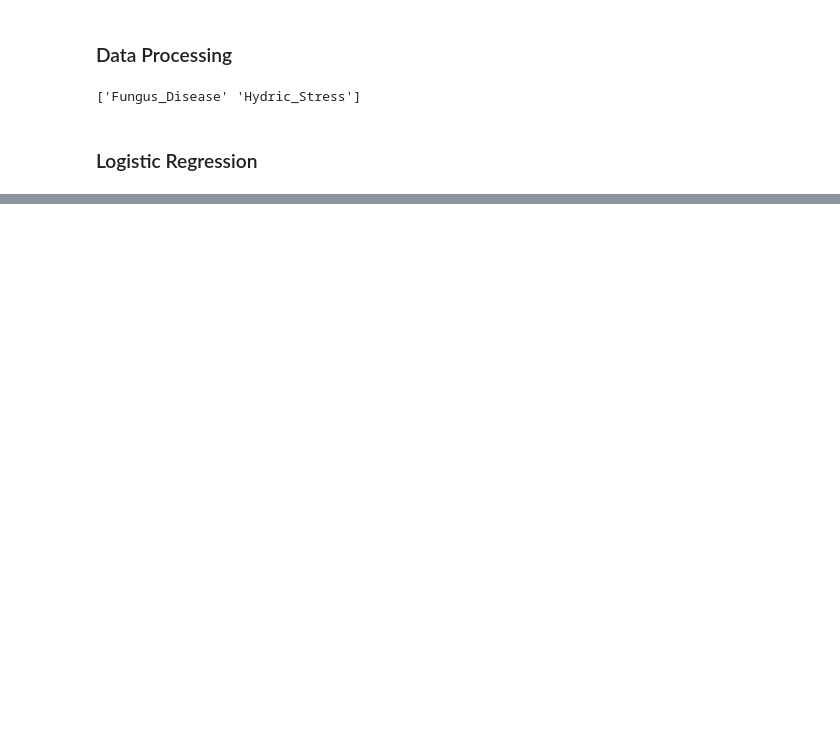
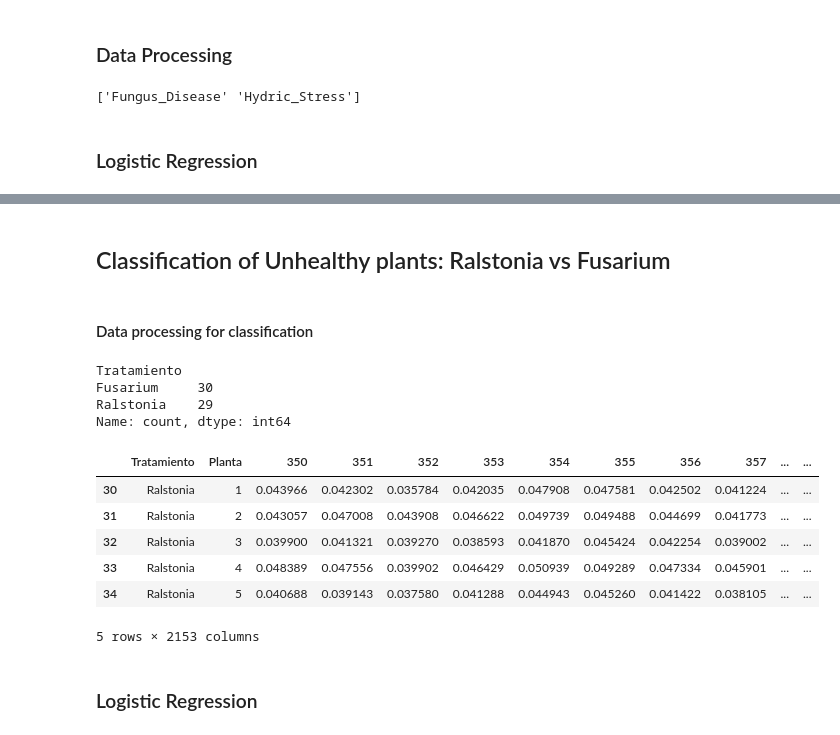
Before and after one commit to RicardoLoperaV/DiPreSi, a Jupyter notebook: Modelos De Clasificacion Binaria/Clasification By sheet/df0_Classification.ipynb, the cells around one changed output, grey strips where cells are left out. Drawn from its saved outputs; the diff is of its cells as text; code cells hidden in the pictures; blank space fills up the shorter version.

```diff
--- a/Modelos De Clasificacion Binaria/Clasification By sheet/df0_Classification.ipynb
+++ b/Modelos De Clasificacion Binaria/Clasification By sheet/df0_Classification.ipynb
@@ -271,0 +378,25 @@ print("Best Model Classification Report:\n", classification_report(y_test, y_pre
+# %% [markdown]
+## Classification of Unhealthy plants: Ralstonia vs Fusarium
+# %% [markdown]
+#### Data processing for classification
+# %%
+
+df_DiseaseType = df0.copy()
+
+# Lets filter only unhealthy plants
+df_DiseaseType = df_DiseaseType[(df_DiseaseType['Tratamiento'] == 'Ralstonia') | (df_DiseaseType['Tratamiento'] == 'Fusarium')]
+
+print(df_DiseaseType['Tratamiento'].value_counts())
+df_DiseaseType.head()
+# %% [output]
+Tratamiento
+Fusarium     30
+Ralstonia    29
+Name: count, dtype: int64
+|  | Tratamiento | Planta | 350 | 351 | 352 | 353 | 354 | 355 | 356 | 357 | ... | ... |
+| 30 | Ralstonia | 1 | 0.043966 | 0.042302 | 0.035784 | 0.042035 | 0.047908 | 0.047581 | 0.042502 | 0.041224 | ... | ... |
+| 31 | Ralstonia | 2 | 0.043057 | 0.047008 | 0.043908 | 0.046622 | 0.049739 | 0.049488 | 0.044699 | 0.041773 | ... | ... |
+| 32 | Ralstonia | 3 | 0.039900 | 0.041321 | 0.039270 | 0.038593 | 0.041870 | 0.045424 | 0.042254 | 0.039002 | ... | ... |
+| 33 | Ralstonia | 4 | 0.048389 | 0.047556 | 0.039902 | 0.046429 | 0.050939 | 0.049289 | 0.047334 | 0.045901 | ... | ... |
+| 34 | Ralstonia | 5 | 0.040688 | 0.039143 | 0.037580 | 0.041288 | 0.044943 | 0.045260 | 0.041422 | 0.038105 | ... | ... |
+5 rows × 2153 columns
@@ -271,0 +413,2 @@ print("Best Model Classification Report:\n", classification_report(y_test, y_pre
+# %% [markdown]
+### Logistic Regression
```
Also changed, not shown: parts of 18 cells of this notebook, 1 other file.
